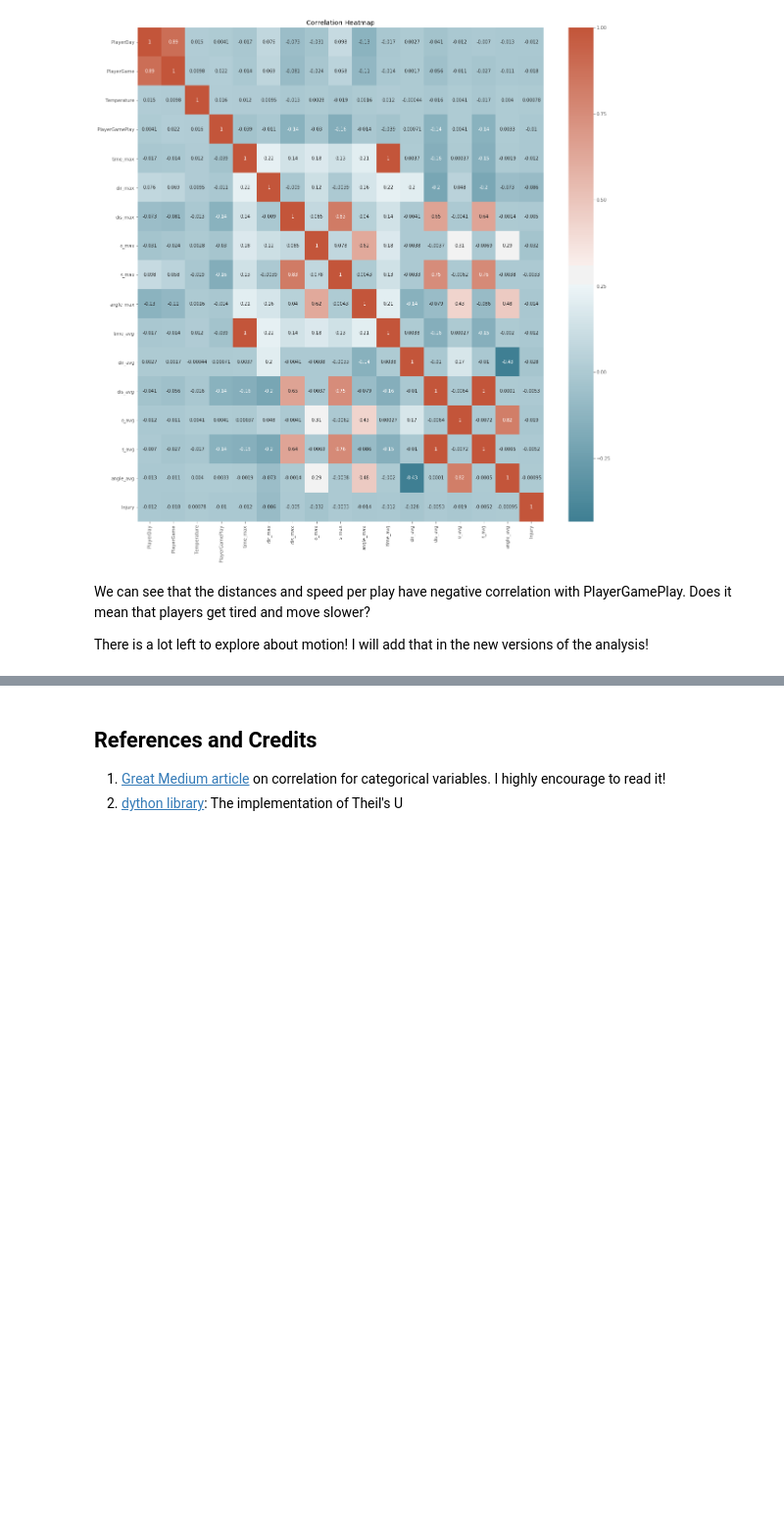
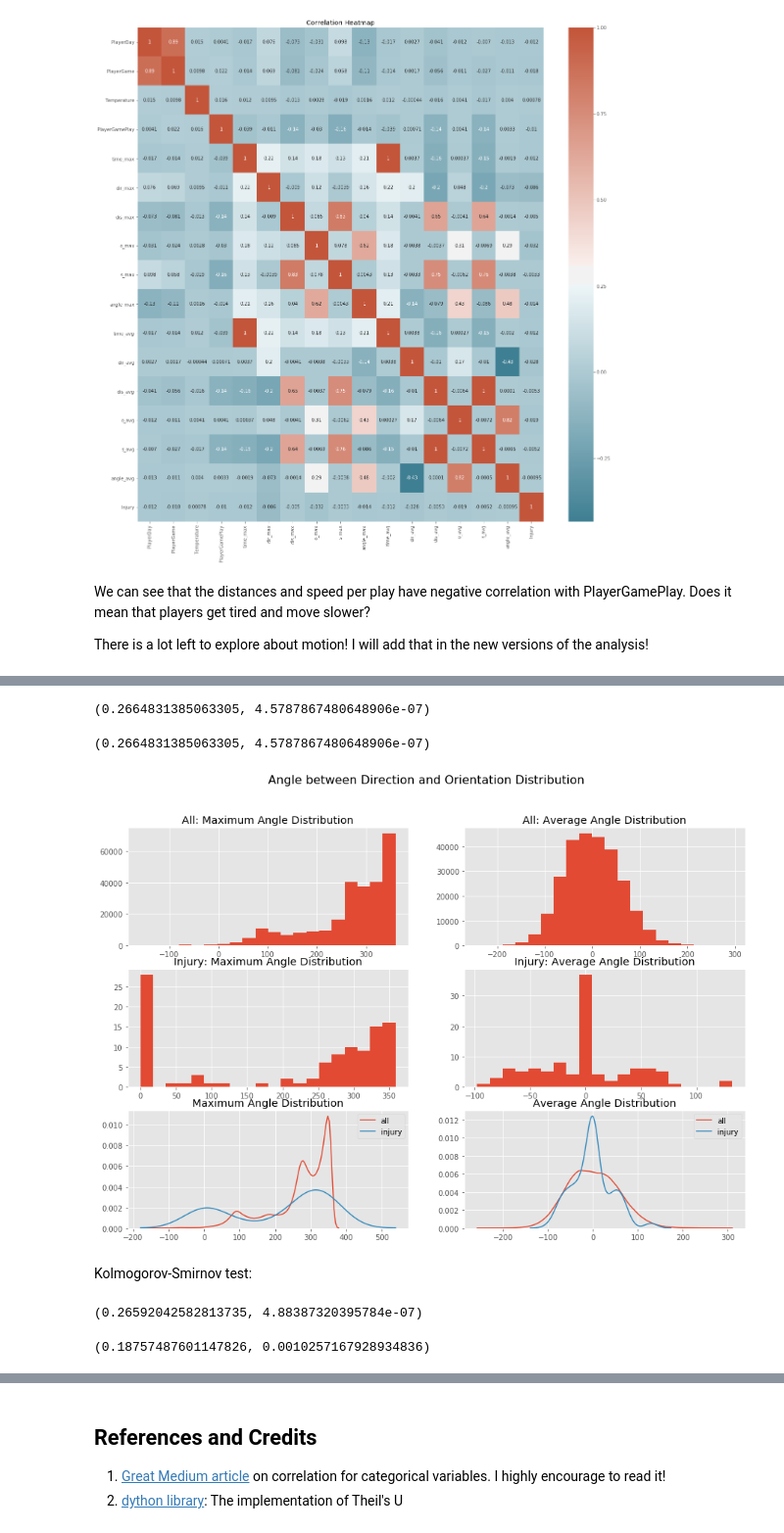
Before and after one commit to Lexie88rus/NFL-1st-and-Future, a Jupyter notebook: NFL_Injury_Analytics.ipynb, the cells around one changed output, grey strips where cells are left out. Shown at 98% size. Drawn from its saved outputs; the diff is of its cells as text; code cells hidden in the pictures; blank space fills up the shorter version.

```diff
--- a/NFL_Injury_Analytics.ipynb
+++ b/NFL_Injury_Analytics.ipynb
@@ -994,0 +1071,53 @@ There is a lot left to explore about motion! I will add that in the new versions
+# %%
+# compare maximum play speed samples
+D, pvalue = ss.ks_2samp(motion_df.dis_max, motion_df[motion_df.Injury == 1].dis_max)
+D, pvalue
+# %% [output]
+(0.2664831385063305, 4.5787867480648906e-07)
+# %%
+# compare maximum play speed samples
+D, pvalue = ss.ks_2samp(motion_df.dis_avg, motion_df[motion_df.Injury == 1].dis_avg)
+D, pvalue
+# %% [output]
+(0.2664831385063305, 4.5787867480648906e-07)
+# %%
+fig, axs = plt.subplots(3,2,figsize=(15,10))
+
+axs[0,0].hist(motion_df.angle_max, bins = 20)
+axs[0,0].set_title('All: Maximum Angle Distribution')
+
+axs[1,0].hist(motion_df[motion_df.Injury == 1].angle_max, bins = 20)
+axs[1,0].set_title('Injury: Maximum Angle Distribution')
+
+axs[0,1].hist(motion_df.angle_avg, bins = 20)
+axs[0,1].set_title('All: Average Angle Distribution')
+
+axs[1,1].hist(motion_df[motion_df.Injury == 1].angle_avg, bins = 20)
+axs[1,1].set_title('Injury: Average Angle Distribution')
+
+sns.kdeplot(motion_df.angle_max, ax = axs[2,0], label='all')
+sns.kdeplot(motion_df[motion_df.Injury == 1].angle_max,ax = axs[2,0], label='injury')
+axs[2,0].set_title('Maximum Angle Distribution')
+
+sns.kdeplot(motion_df.angle_avg, ax = axs[2,1], label='all')
+sns.kdeplot(motion_df[motion_df.Injury == 1].angle_avg,ax = axs[2,1], label='injury')
+axs[2,1].set_title('Average Angle Distribution')
+
+plt.suptitle('Angle between Direction and Orientation Distribution', fontsize=16)
+plt.show()
+# %% [output]
+[figure, added]
+# %% [markdown]
+Kolmogorov-Smirnov test:
+# %%
+# compare maximum play speed samples
+D, pvalue = ss.ks_2samp(motion_df.angle_max, motion_df[motion_df.Injury == 1].angle_max)
+D, pvalue
+# %% [output]
+(0.26592042582813735, 4.88387320395784e-07)
+# %%
+# compare maximum play speed samples
+D, pvalue = ss.ks_2samp(motion_df.angle_avg, motion_df[motion_df.Injury == 1].angle_avg)
+D, pvalue
+# %% [output]
+(0.18757487601147826, 0.0010257167928934836)
```
Also changed, not shown: parts of 20 cells of this notebook.
